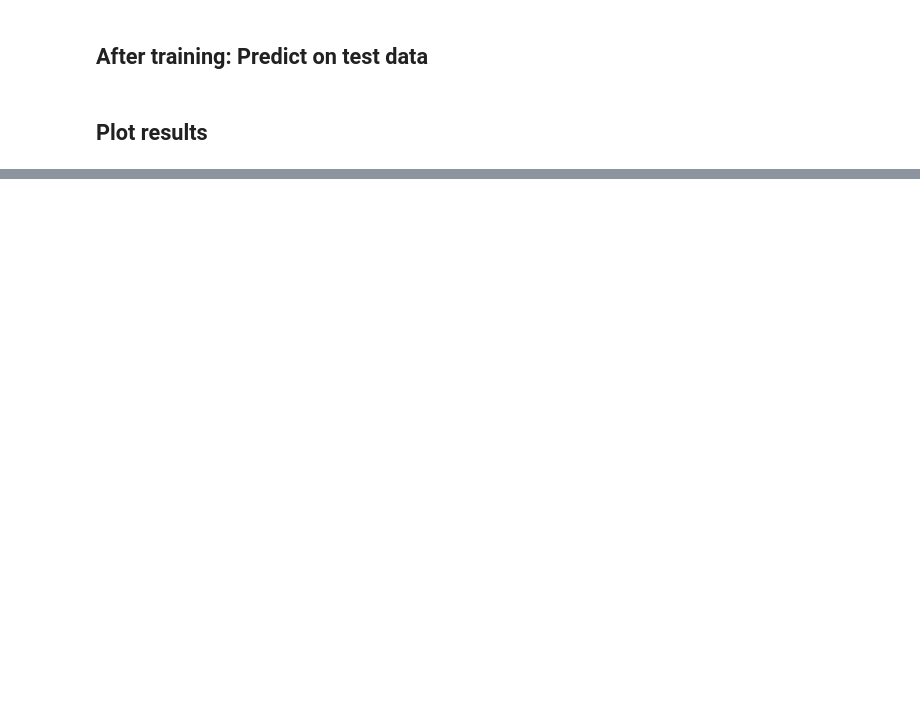
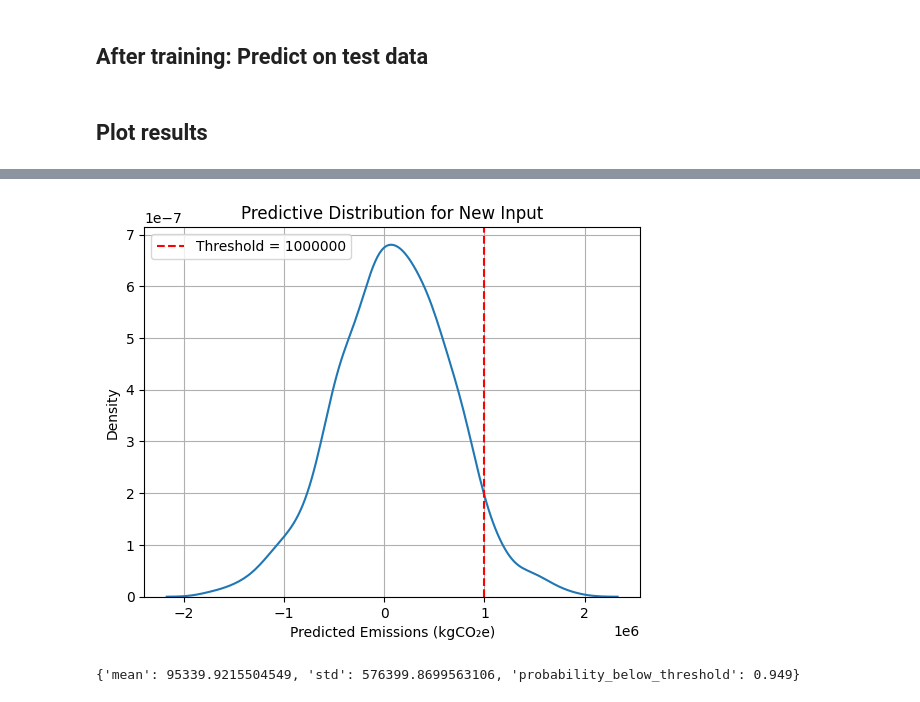
Before and after one commit to georgepaul171/Bayesian-Neural_Network, a Jupyter notebook: Model/strict-bnn.ipynb, the cells around one changed output, grey strips where cells are left out. Drawn from its saved outputs; the diff is of its cells as text; code cells hidden in the pictures; blank space fills up the shorter version.

```diff
--- a/Model/strict-bnn.ipynb
+++ b/Model/strict-bnn.ipynb
@@ -127,0 +128,18 @@ plt.show()
+# %%
+from bnn_utils import predict_prob_below
+
+new_supplier = df.iloc[[0]].copy()
+
+# Predict
+result = predict_prob_below(
+    x_new_df=new_supplier[cat_cols + num_cols],
+    threshold=1000000,
+    trace=trace,
+    preprocessor=preprocessor,
+    target_scaler=target_scaler
+)
+
+print(result)
+# %% [output]
+[figure, added]
+{'mean': 95339.9215504549, 'std': 576399.8699563106, 'probability_below_threshold': 0.949}
```
Also changed, not shown: parts of 3 cells of this notebook, 1 other file.
